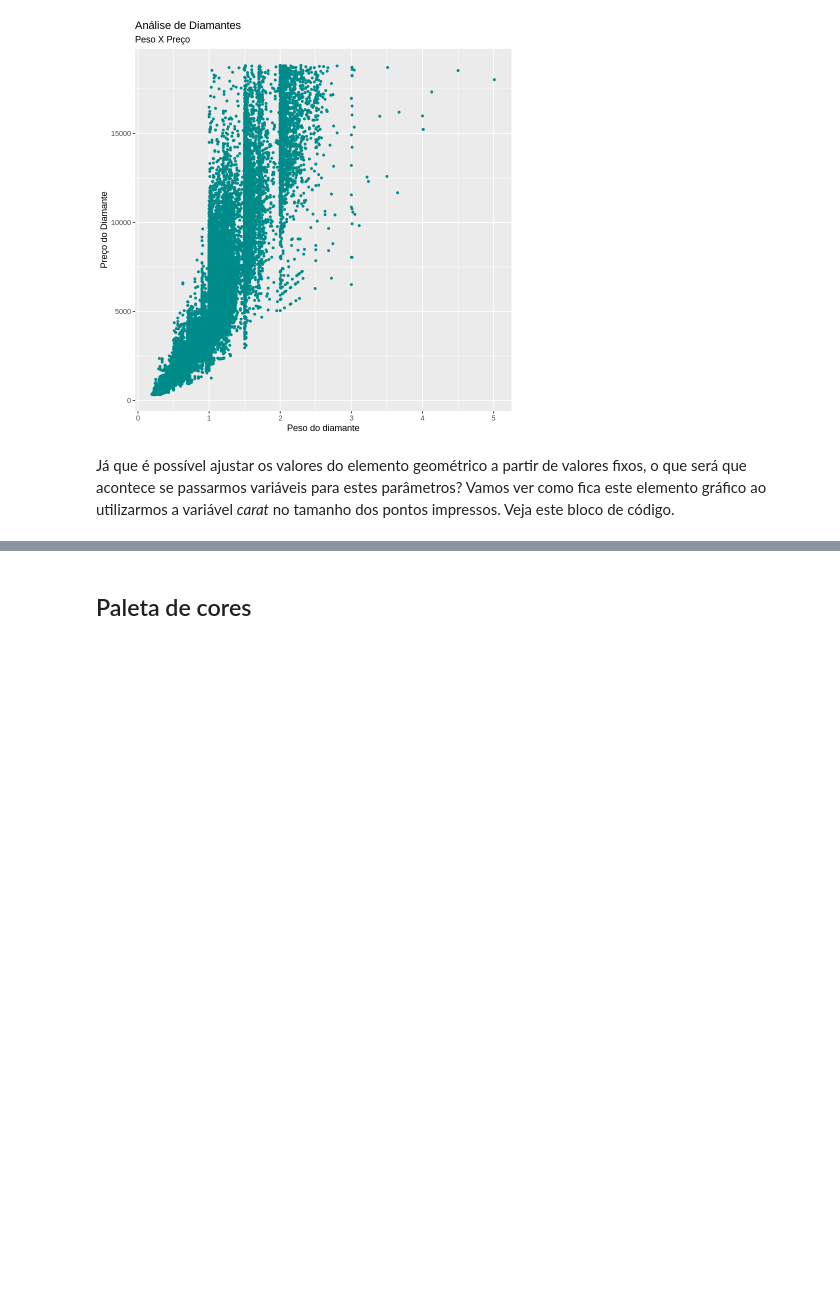
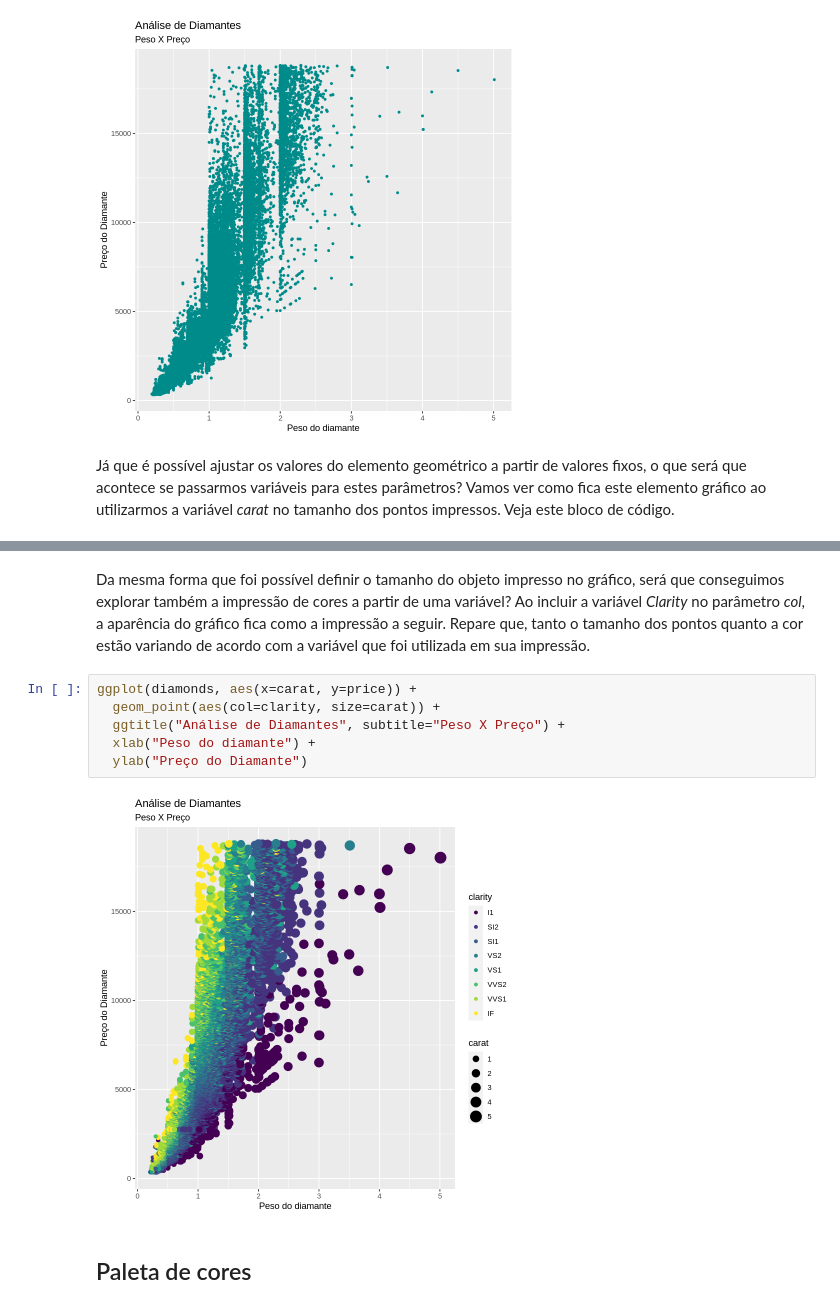
Before and after one commit to Rogerio-mack/Ling-de-Prog-para-Ciencia-de-Dados, a Jupyter notebook: Trilha 7.ipynb, the cells around one changed output, grey strips where cells are left out. Drawn from its saved outputs; the diff is of its cells as text; blank space fills up the shorter version.

```diff
--- a/Trilha 7.ipynb
+++ b/Trilha 7.ipynb
@@ -121,3 +121,15 @@ ggplot(diamonds, aes(x=carat, y=price)) +
+# %% [markdown]
+Da mesma forma que foi possível definir o tamanho do objeto impresso no gráfico, será que conseguimos explorar também a impressão de cores a partir de uma variável?
+Ao incluir a variável *Clarity* no parâmetro *col*, a aparência do gráfico fica como a impressão a seguir.
+Repare que, tanto o tamanho dos pontos quanto a cor estão variando de acordo com a variável que foi utilizada em sua impressão.
+# %%
+ggplot(diamonds, aes(x=carat, y=price)) +
+  geom_point(aes(col=clarity, size=carat)) +
+  ggtitle("Análise de Diamantes", subtitle="Peso X Preço") +
+  xlab("Peso do diamante") +
+  ylab("Preço do Diamante")
+# %% [output]
+[figure, added]
 # %% [markdown]
 ## Paleta de cores
 # %% [markdown]
```
Also changed, not shown: parts of 1 cell of this notebook.
